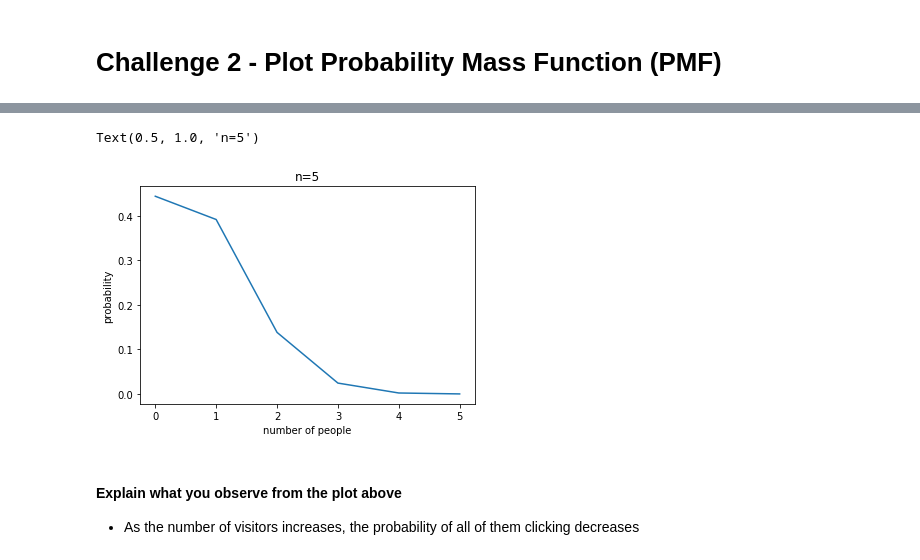
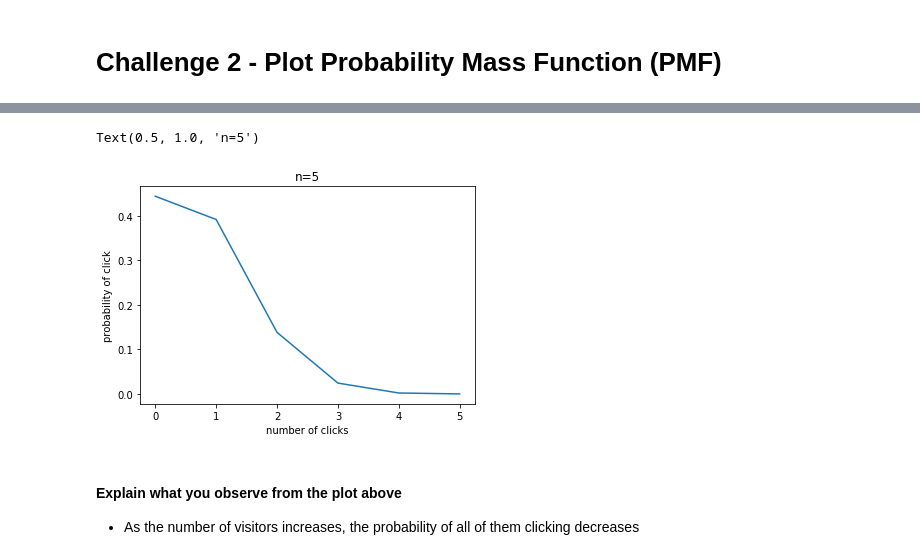
Before and after one commit to marisfont/madrid-oct-2018, a Jupyter notebook: module-2/lab-probability-distribution/your_code/main.ipynb, the cells around one changed output, grey strips where cells are left out. Cells and saved outputs as stored; diff of their text form; code cells hidden in the pictures.

```diff
--- a/module-2/lab-probability-distribution/your_code/main.ipynb
+++ b/module-2/lab-probability-distribution/your_code/main.ipynb
@@ -159,14 +159,14 @@ sns.distplot(sample_5000, bins=1000, kde=False,ax=ax[3])
 # %%
 p, n, k = 0.15, 5, range(0,n+1)
 binomial_dist = sci.binom.pmf(k, n, p)
 plt.plot(k, binomial_dist)
 
-plt.xlabel('number of people')
-plt.ylabel('probability')
+plt.xlabel('number of clicks')
+plt.ylabel('probability of click')
 plt.title('n=5')
 # %% [output]
 Text(0.5, 1.0, 'n=5')
-[figure, old version]
+[figure, new version]
 # %% [markdown]
 #### Explain what you observe from the plot above
 - As the number of visitors increases, the probability of all of them clicking decreases
```
Also changed, not shown: parts of 4 cells of this notebook.
